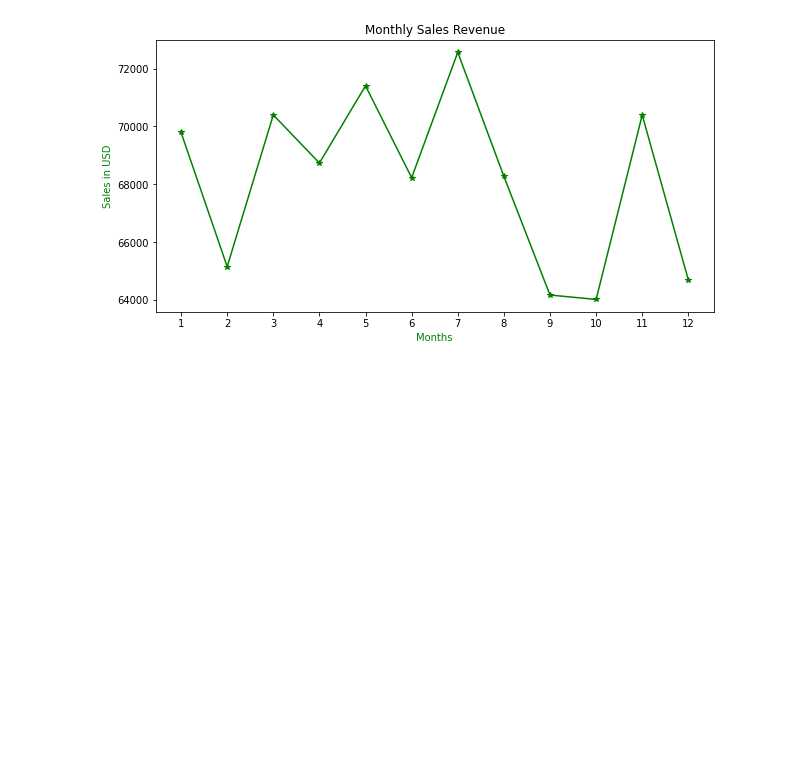
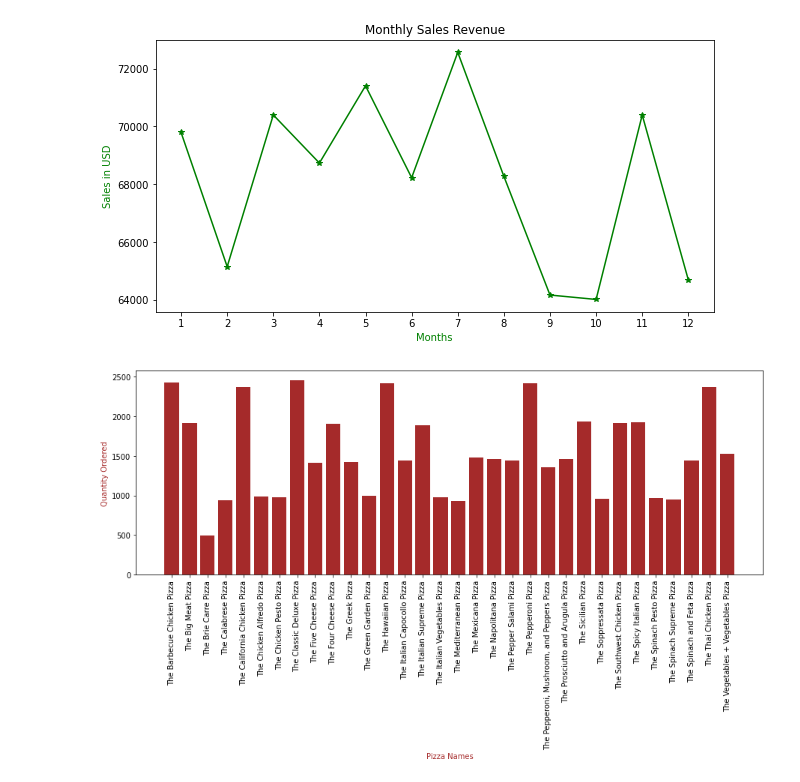
Before and after one commit to oktaviacitra/classification, a Jupyter notebook: PizzaSales.ipynb, the cells around one changed output. Saved outputs shown, nothing was run; the diff lists cells and outputs as text; code cells hidden in the pictures; blank space fills up the shorter version.

```diff
--- a/PizzaSales.ipynb
+++ b/PizzaSales.ipynb
@@ -50,3 +50,14 @@ plt.title("Monthly Sales Revenue")
 plt.show()
 # %% [output]
 [figure]
+# %%
+pizza_sum = dataframe.groupby("pizza_name").sum()
+pizza_names =[name for name, df in dataframe.groupby('pizza_name')]
+plt.figure(figsize=(15,5))
+plt.bar(pizza_names,pizza_sum['quantity'],color="brown")
+plt.xticks(pizza_names,rotation='vertical',size=10)
+plt.xlabel('Pizza Names',color='brown')
+plt.ylabel('Quantity Ordered',color='brown')
+plt.show()
+# %% [output]
+[figure, added]
```
